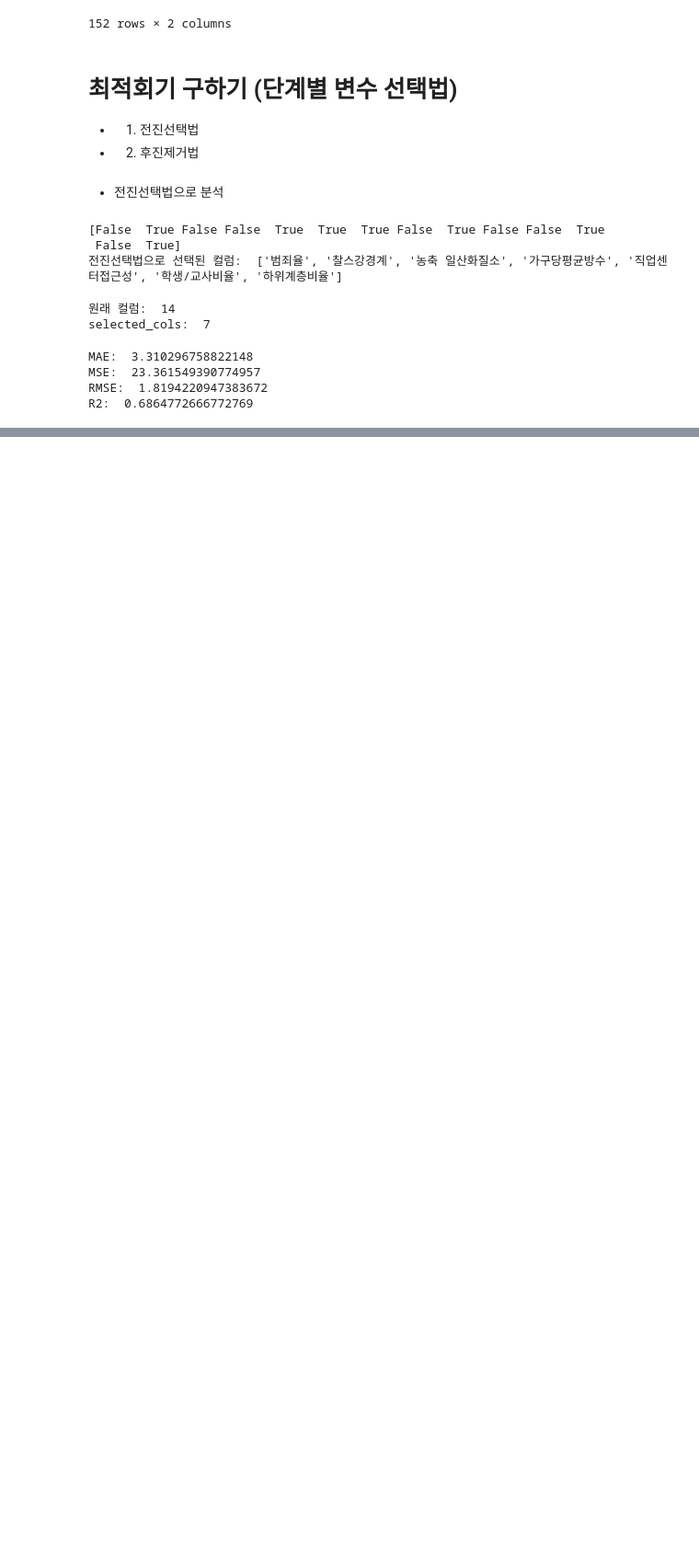
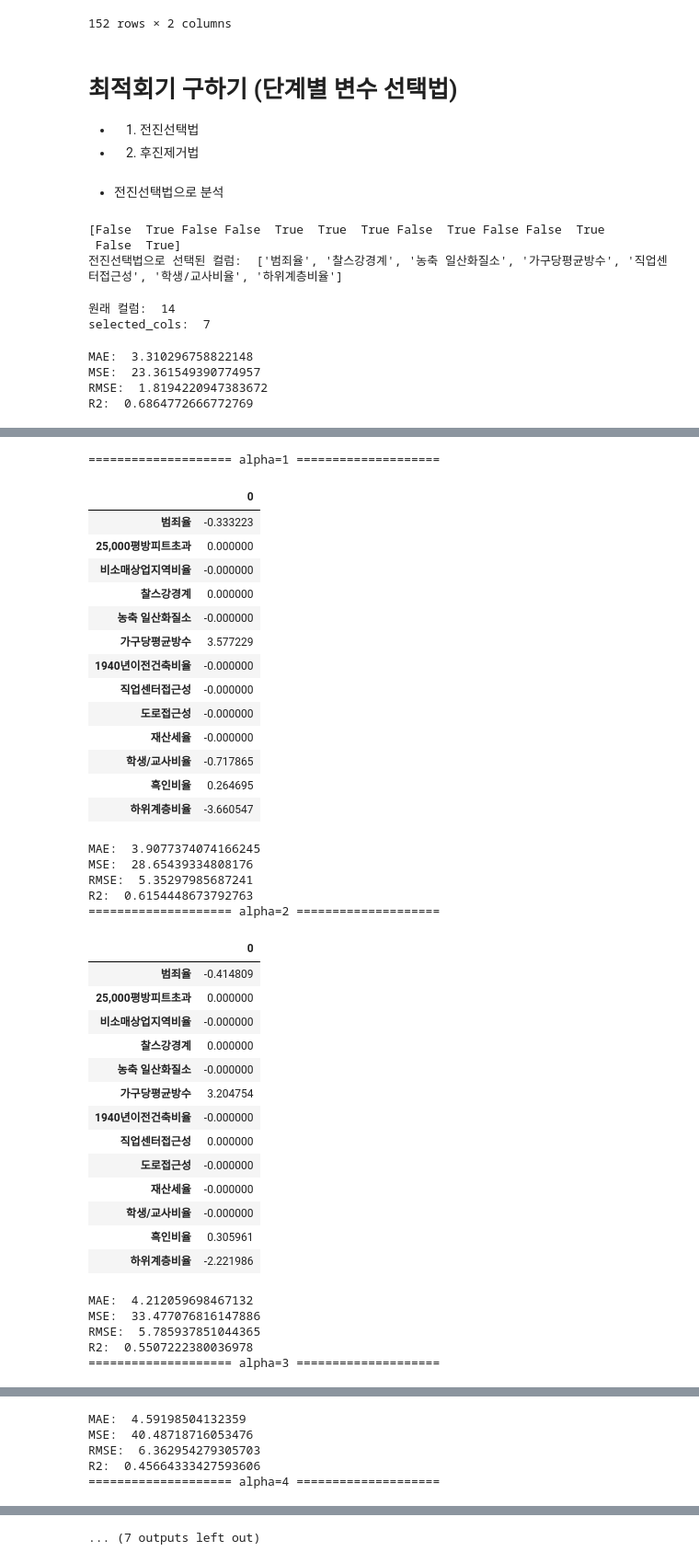
Before and after one commit to LongS1eeper/fintech_service_2nd, a Jupyter notebook: 05machine_learning/17지도학습_회귀분석_최적회귀_정규화_tree회귀.ipynb, the cells around one changed output, grey strips where cells are left out. Shown at 92% size. Cells and saved outputs as stored; diff of their text form; code cells hidden in the pictures; blank space fills up the shorter version.

```diff
--- a/05machine_learning/17지도학습_회귀분석_최적회귀_정규화_tree회귀.ipynb
+++ b/05machine_learning/17지도학습_회귀분석_최적회귀_정규화_tree회귀.ipynb
@@ -280,0 +409,52 @@ R2:  0.6864772666772769
+# %%
+for i in range(1, 10):
+    lasso = Lasso(alpha=i)
+    lasso.fit(rs_X_train, y_train)
+    pred = lasso.predict(rs_X_test)
+    lasso_result = pd.DataFrame(lasso.coef_, index=lasso.feature_names_in_)
+    print("=" * 20, f"alpha={i}", "=" * 20)
+    display(lasso_result)
+    print("MAE: ", mean_absolute_error(y_test, pred))
+    print("MSE: ", mean_squared_error(y_test, pred))
+    print("RMSE: ", np.sqrt(mean_squared_error(y_test, pred)))
+    print("R2: ", r2_score(y_test, pred))
+# %% [output]
+==================== alpha=1 ====================
+|  | 0 |
+| 범죄율 | -0.333223 |
+| 25,000평방피트초과 | 0.000000 |
+| 비소매상업지역비율 | -0.000000 |
+| 찰스강경계 | 0.000000 |
+| 농축 일산화질소 | -0.000000 |
+| 가구당평균방수 | 3.577229 |
+| 1940년이전건축비율 | -0.000000 |
+| 직업센터접근성 | -0.000000 |
+| 도로접근성 | -0.000000 |
+| 재산세율 | -0.000000 |
+| 학생/교사비율 | -0.717865 |
+| 흑인비율 | 0.264695 |
+| 하위계층비율 | -3.660547 |
+MAE:  3.9077374074166245
+MSE:  28.65439334808176
+RMSE:  5.35297985687241
+R2:  0.6154448673792763
+==================== alpha=2 ====================
+|  | 0 |
+| 범죄율 | -0.414809 |
+| 25,000평방피트초과 | 0.000000 |
+| 비소매상업지역비율 | -0.000000 |
+| 찰스강경계 | 0.000000 |
+| 농축 일산화질소 | -0.000000 |
+| 가구당평균방수 | 3.204754 |
+| 1940년이전건축비율 | -0.000000 |
+| 직업센터접근성 | 0.000000 |
+| 도로접근성 | -0.000000 |
+| 재산세율 | -0.000000 |
+| 학생/교사비율 | -0.000000 |
+| 흑인비율 | 0.305961 |
+| 하위계층비율 | -2.221986 |
+MAE:  4.212059698467132
+MSE:  33.477076816147886
+RMSE:  5.785937851044365
+R2:  0.5507222380036978
+==================== alpha=3 ====================
@@ -280,0 +475,5 @@ R2:  0.6864772666772769
+MAE:  4.59198504132359
+MSE:  40.48718716053476
+RMSE:  6.362954279305703
+R2:  0.45664333427593606
+==================== alpha=4 ====================
@@ -280,0 +532 @@ R2:  0.6864772666772769
+... (7 outputs left out)
```
Also changed, not shown: parts of 43 cells of this notebook, 2 other files.
